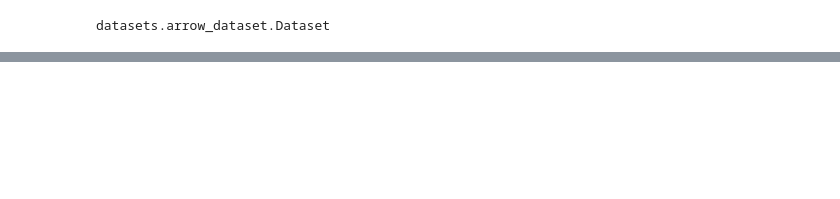
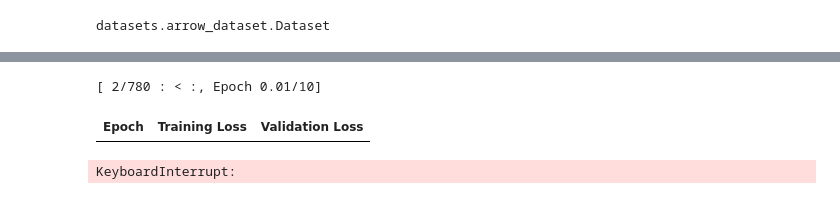
Before and after one commit to Zak-Hussain/LLM4BeSci, a Jupyter notebook: health/health.ipynb, the cells around one changed output, grey strips where cells are left out. Saved outputs shown, nothing was run; the diff lists cells and outputs as text; code cells hidden in the pictures; blank space fills up the shorter version.

```diff
--- a/health/health.ipynb
+++ b/health/health.ipynb
@@ -233,30 +233,35 @@ DistilBertForSequenceClassification(
 model_name = f"{model_ckpt}-finetuned-health"
 batch_size = 8
 training_args = TrainingArguments(
     output_dir=model_name,  # output directory to save training checkpoints
     per_device_train_batch_size=batch_size,
     per_device_eval_batch_size=batch_size,
     logging_strategy="epoch", # log training metrics at every epoch
     evaluation_strategy="epoch", # evaluate at the end of every epoch
     num_train_epochs=10, # number of times to iterate over the training data
+    optim='adamw_torch', # optimizer to use
 )
 
 
 def compute_metrics(eval_preds):
     """Computes the coefficient of determination (R2) on the test set"""
     metric = evaluate.load("r_squared")
     preds, labels = eval_preds
     return {"r_squared": metric.compute(predictions=preds, references=labels)}
 
 
 # Instantiating the trainer
 trainer = Trainer(
     model=model,
     args=training_args,
     train_dataset=dat['train'],
     eval_dataset=dat['test'],
     compute_metrics=compute_metrics,
 )
 
 # Training the model
 trainer.train()
+# %% [output]
+[ 2/780 : < :, Epoch 0.01/10]
+| Epoch | Training Loss | Validation Loss |
+KeyboardInterrupt:
```
Also changed, not shown: parts of 4 cells of this notebook, 1 other file.
